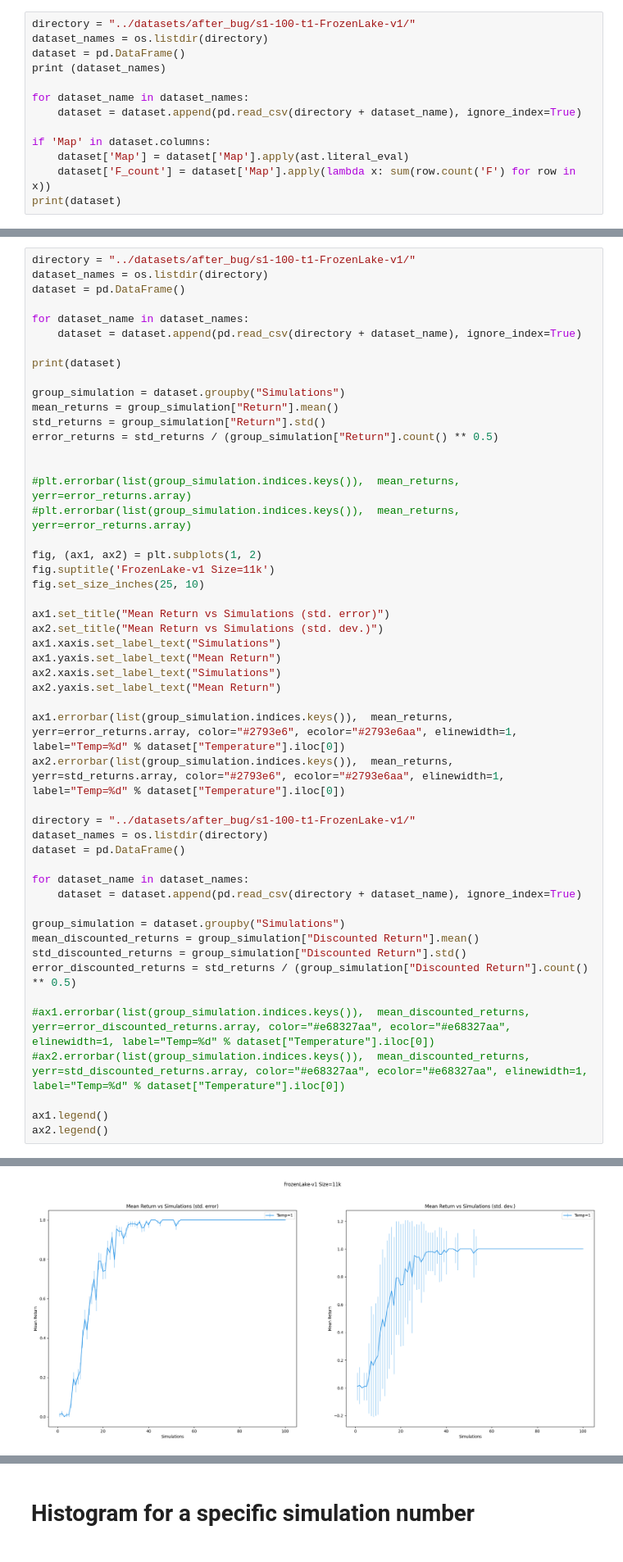
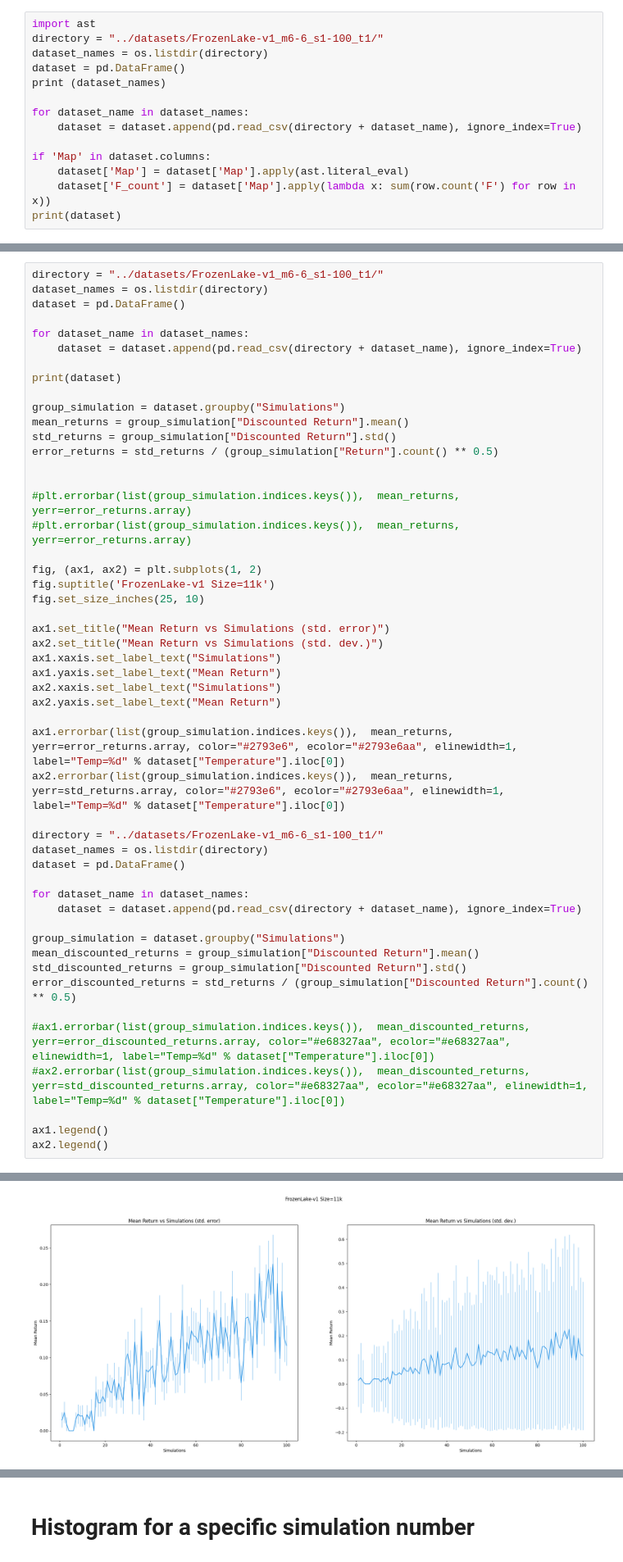
Before and after one commit to keremoner/MCTS-Time-Management, a Jupyter notebook: scripts/RunExperiments.ipynb, the cells around one changed output, grey strips where cells are left out. Shown at 82% size. Cells and saved outputs as stored; diff of their text form.

```diff
--- a/scripts/RunExperiments.ipynb
+++ b/scripts/RunExperiments.ipynb
@@ -146,7 +146,8 @@ print(dataset)
 
 [10000 rows x 3 columns]
 # %%
-directory = "../datasets/after_bug/s1-100-t1-FrozenLake-v1/"
+import ast
+directory = "../datasets/FrozenLake-v1_m6-6_s1-100_t1/"
 dataset_names = os.listdir(directory)
 dataset = pd.DataFrame()
 print (dataset_names)
@@ -177,5 +180,5 @@ print(dataset)
 # %%
-directory = "../datasets/after_bug/s1-100-t1-FrozenLake-v1/"
+directory = "../datasets/FrozenLake-v1_m6-6_s1-100_t1/"
 dataset_names = os.listdir(directory)
 dataset = pd.DataFrame()
 
@@ -185,8 +188,8 @@ for dataset_name in dataset_names:
 print(dataset)
 
 group_simulation = dataset.groupby("Simulations")
-mean_returns = group_simulation["Return"].mean()
-std_returns = group_simulation["Return"].std()
+mean_returns = group_simulation["Discounted Return"].mean()
+std_returns = group_simulation["Discounted Return"].std()
 error_returns = std_returns / (group_simulation["Return"].count() ** 0.5)
 
 
@@ -207,7 +210,7 @@ ax2.yaxis.set_label_text("Mean Return")
 ax1.errorbar(list(group_simulation.indices.keys()),  mean_returns, yerr=error_returns.array, color="#2793e6", ecolor="#2793e6aa", elinewidth=1, label="Temp=%d" % dataset["Temperature"].iloc[0])
 ax2.errorbar(list(group_simulation.indices.keys()),  mean_returns, yerr=std_returns.array, color="#2793e6", ecolor="#2793e6aa", elinewidth=1, label="Temp=%d" % dataset["Temperature"].iloc[0])
 
-directory = "../datasets/after_bug/s1-100-t1-FrozenLake-v1/"
+directory = "../datasets/FrozenLake-v1_m6-6_s1-100_t1/"
 dataset_names = os.listdir(directory)
 dataset = pd.DataFrame()
 
@@ -243,4 +249,4 @@ ax2.legend()
-[figure, old version]
+[figure, new version]
 # %%
 directory = "../datasets/1000_s1-100_t1_Cartpole/"
 dataset_names = os.listdir(directory)
```
Also changed, not shown: parts of 2 cells of this notebook, 1 other file.
